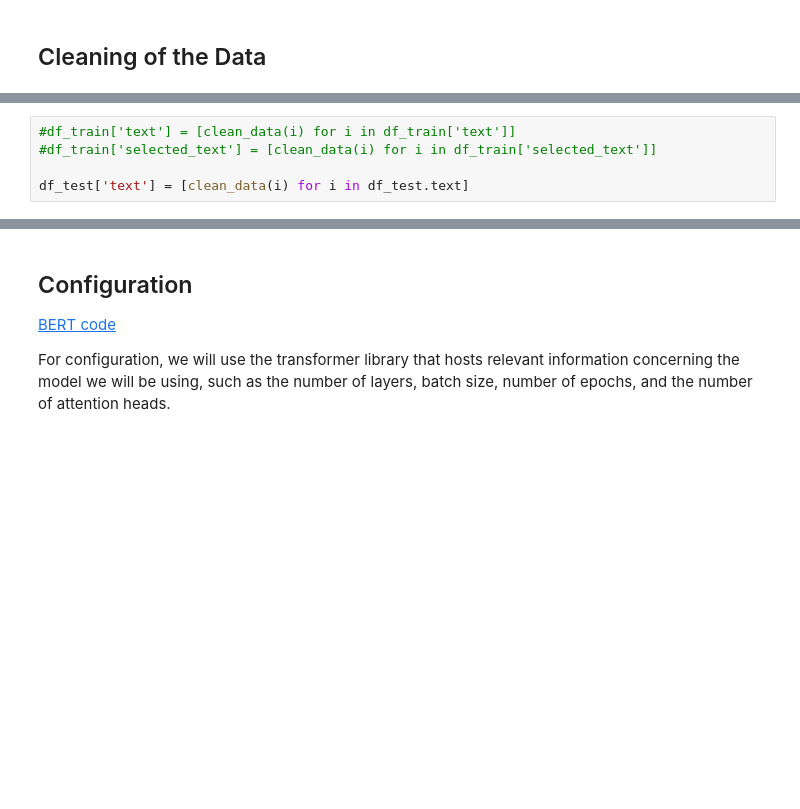
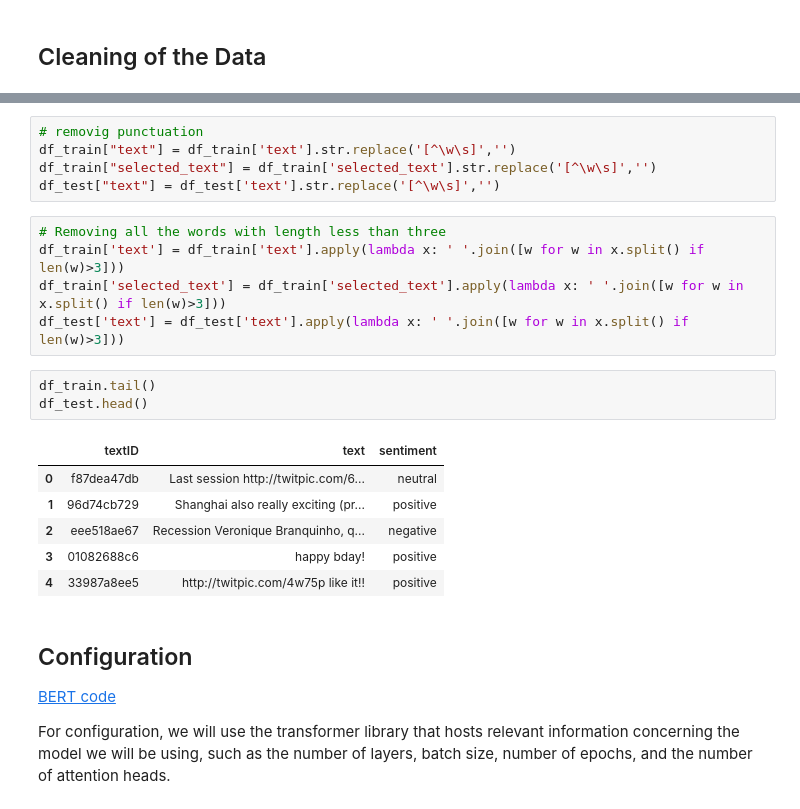
Before and after one commit to jrakhshanda/Text-Mining, a Jupyter notebook: text_mining.ipynb, the cells around one changed output, grey strips where cells are left out. Drawn from its saved outputs; the diff is of its cells as text; blank space fills up the shorter version.

```diff
--- a/text_mining.ipynb
+++ b/text_mining.ipynb
@@ -184,5 +123,0 @@ def clean_data(text):
-# %%
-#df_train['text'] = [clean_data(i) for i in df_train['text']]
-#df_train['selected_text'] = [clean_data(i) for i in df_train['selected_text']]
-
-df_test['text'] = [clean_data(i) for i in df_test.text]
@@ -205,3 +124,23 @@ files.download('df_test.csv')
+# %%
+# removig punctuation
+df_train["text"] = df_train['text'].str.replace('[^\w\s]','')
+df_train["selected_text"] = df_train['selected_text'].str.replace('[^\w\s]','')
+df_test["text"] = df_test['text'].str.replace('[^\w\s]','')
+# %%
+# Removing all the words with length less than three
+df_train['text'] = df_train['text'].apply(lambda x: ' '.join([w for w in x.split() if len(w)>3]))
+df_train['selected_text'] = df_train['selected_text'].apply(lambda x: ' '.join([w for w in x.split() if len(w)>3]))
+df_test['text'] = df_test['text'].apply(lambda x: ' '.join([w for w in x.split() if len(w)>3]))
+# %%
+df_train.tail()
+df_test.head()
+# %% [output]
+|  | textID | text | sentiment |
+| 0 | f87dea47db | Last session http://twitpic.com/6... | neutral |
+| 1 | 96d74cb729 | Shanghai also really exciting (pr... | positive |
+| 2 | eee518ae67 | Recession Veronique Branquinho, q... | negative |
+| 3 | 01082688c6 | happy bday! | positive |
+| 4 | 33987a8ee5 | http://twitpic.com/4w75p like it!! | positive |
 # %% [markdown]
 ## Configuration
 [BERT code](https://www.kaggle.com/abhishek/text-extraction-using-bert-w-sentiment-inference)
```
Also changed, not shown: parts of 37 cells of this notebook.
